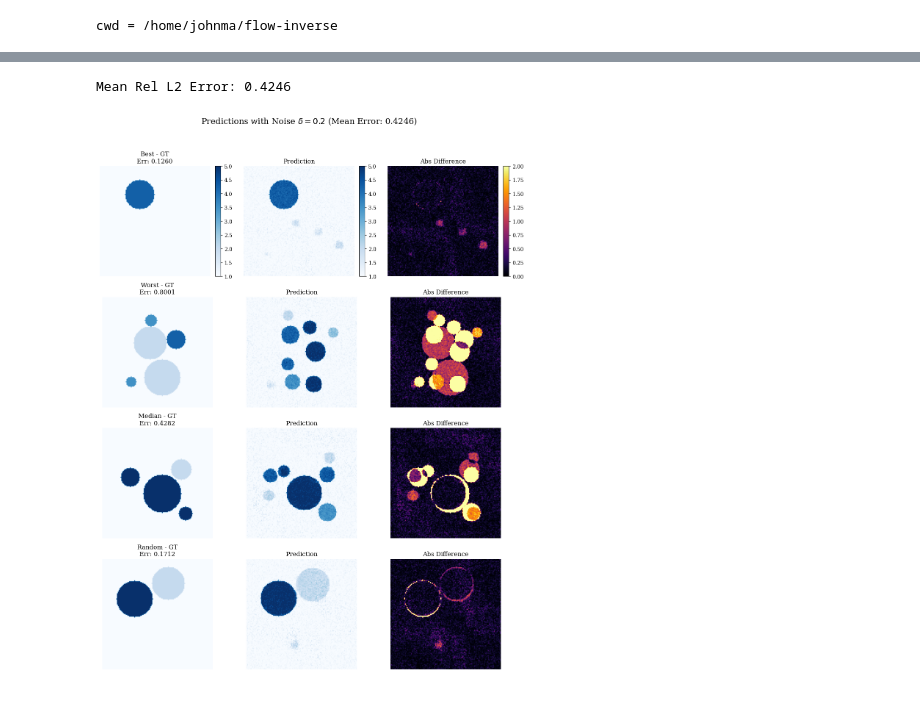
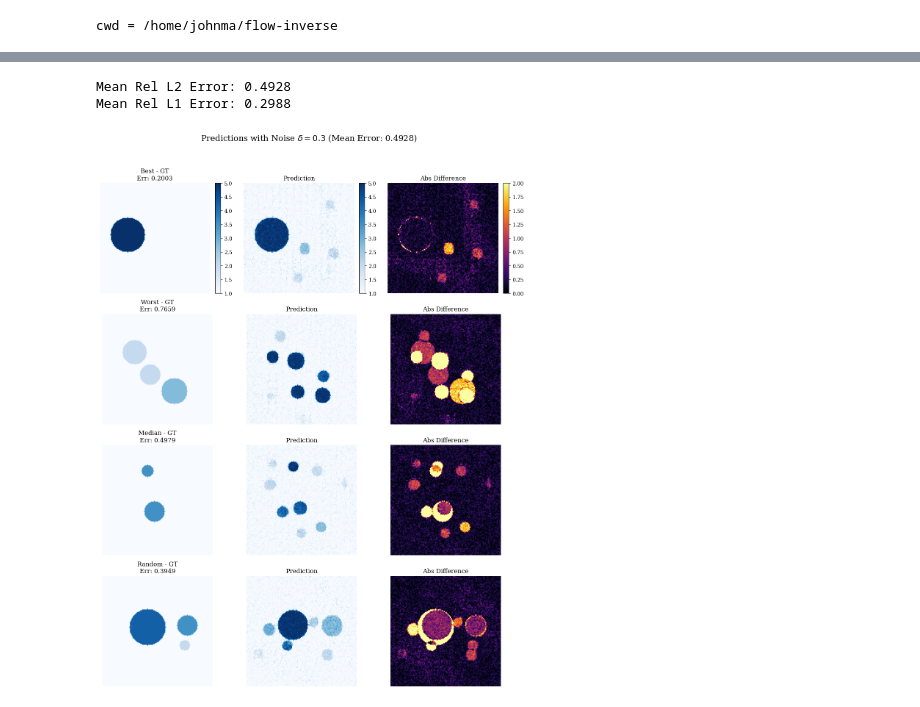
Before and after one commit to jma02/flow-inverse, a Jupyter notebook: notebooks/conditional-fm-eval/JiT_bg_ema_strong_nocfg_cfm_noise.ipynb, the cells around one changed output, grey strips where cells are left out. Drawn from its saved outputs; the diff is of its cells as text; code cells hidden in the pictures.

```diff
--- a/notebooks/conditional-fm-eval/JiT_bg_ema_strong_nocfg_cfm_noise.ipynb
+++ b/notebooks/conditional-fm-eval/JiT_bg_ema_strong_nocfg_cfm_noise.ipynb
@@ -134,14 +134,18 @@ with torch.no_grad():
     gt_denorm = dataset['test']['media'].float().cpu()
 
     rel_l2_errors = []
+    rel_l1_errors = []
     for i in range(len(pred_denorm)):
         pred = pred_denorm[i].cpu()
         gt = gt_denorm[i]
 
-        error = torch.norm(pred - gt, 2) / torch.norm(gt, 2)
-        rel_l2_errors.append(error.item())
+        rel_l2 = torch.norm(pred - gt, 2) / torch.norm(gt, 2)
+        rel_l1 = torch.norm(pred - gt, 1) / torch.norm(gt, 1)
+        rel_l2_errors.append(rel_l2.item())
+        rel_l1_errors.append(rel_l1.item())
 
     rel_l2_errors = np.array(rel_l2_errors)
+    rel_l1_errors = np.array(rel_l1_errors)
 
     print(f"Relative L2 Error Statistics:")
     print(f"Mean: {rel_l2_errors.mean():.4f}")
@@ -149,6 +153,13 @@ with torch.no_grad():
     print(f"Min:  {rel_l2_errors.min():.4f}")
     print(f"Max:  {rel_l2_errors.max():.4f}")
     print(f"Median: {np.median(rel_l2_errors):.4f}")
+
+    print(f"\nRelative L1 Error Statistics:")
+    print(f"Mean: {rel_l1_errors.mean():.4f}")
+    print(f"Std:  {rel_l1_errors.std():.4f}")
+    print(f"Min:  {rel_l1_errors.min():.4f}")
+    print(f"Max:  {rel_l1_errors.max():.4f}")
+    print(f"Median: {np.median(rel_l1_errors):.4f}")
 
     plt.rcParams["font.family"] = "DejaVu Serif"
     title_font = {"family": "DejaVu Serif", "weight": "bold", "size": 12}
@@ -223,14 +241,19 @@ def evaluate_with_noise(delta, *, bs: int = 64):
         test_media_gt = dataset['test']['media'].float().cpu()
 
         rel_l2_errors = []
+        rel_l1_errors = []
         for i in range(len(pred_denorm)):
             p_i = pred_denorm[i].cpu()
             g_i = test_media_gt[i]
-            error = torch.norm(p_i - g_i, 2) / torch.norm(g_i, 2)
-            rel_l2_errors.append(error.item())
+            rel_l2 = torch.norm(p_i - g_i, 2) / torch.norm(g_i, 2)
+            rel_l1 = torch.norm(p_i - g_i, 1) / torch.norm(g_i, 1)
+            rel_l2_errors.append(rel_l2.item())
+            rel_l1_errors.append(rel_l1.item())
 
         rel_l2_errors = np.array(rel_l2_errors)
+        rel_l1_errors = np.array(rel_l1_errors)
         print(f"Mean Rel L2 Error: {rel_l2_errors.mean():.4f}")
+        print(f"Mean Rel L1 Error: {rel_l1_errors.mean():.4f}")
 
         best_idx = np.argmin(rel_l2_errors)
         worst_idx = np.argmax(rel_l2_errors)
@@ -279,7 +302,8 @@ def evaluate_with_noise(delta, *, bs: int = 64):
         if torch.cuda.is_available():
             torch.cuda.empty_cache()
 # %%
-evaluate_with_noise(0.2)
+evaluate_with_noise(0.3)
 # %% [output]
-Mean Rel L2 Error: 0.4246
+Mean Rel L2 Error: 0.4928
+Mean Rel L1 Error: 0.2988
-[figure, old version]
+[figure, new version]
```
Also changed, not shown: parts of 1 cell of this notebook, 14 other files.
